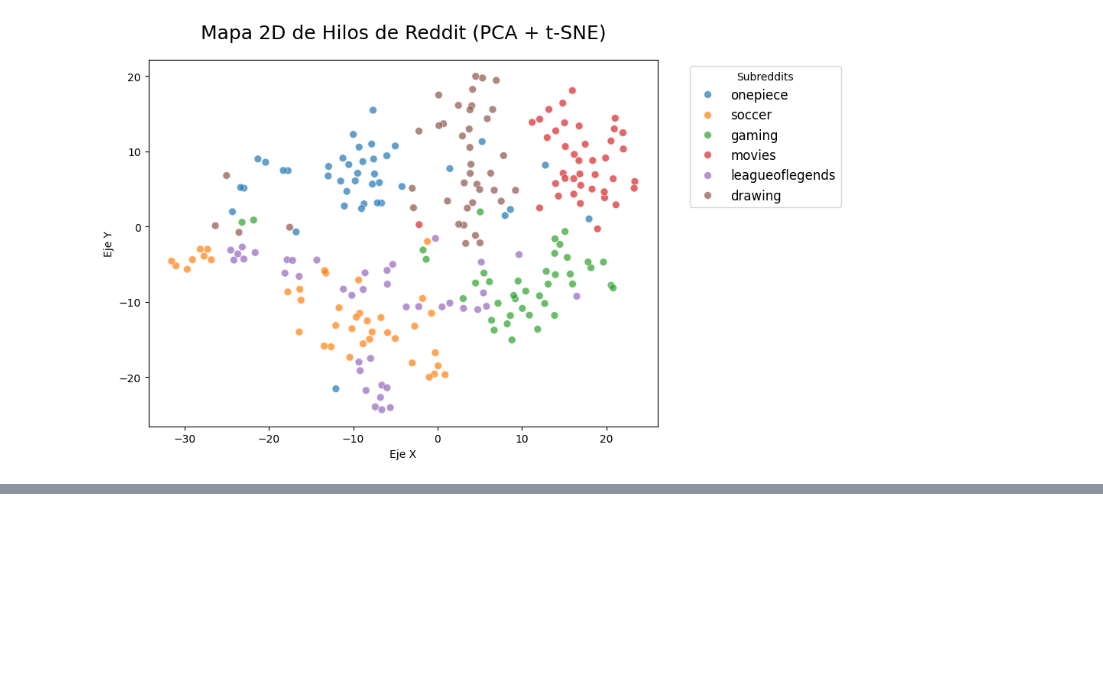
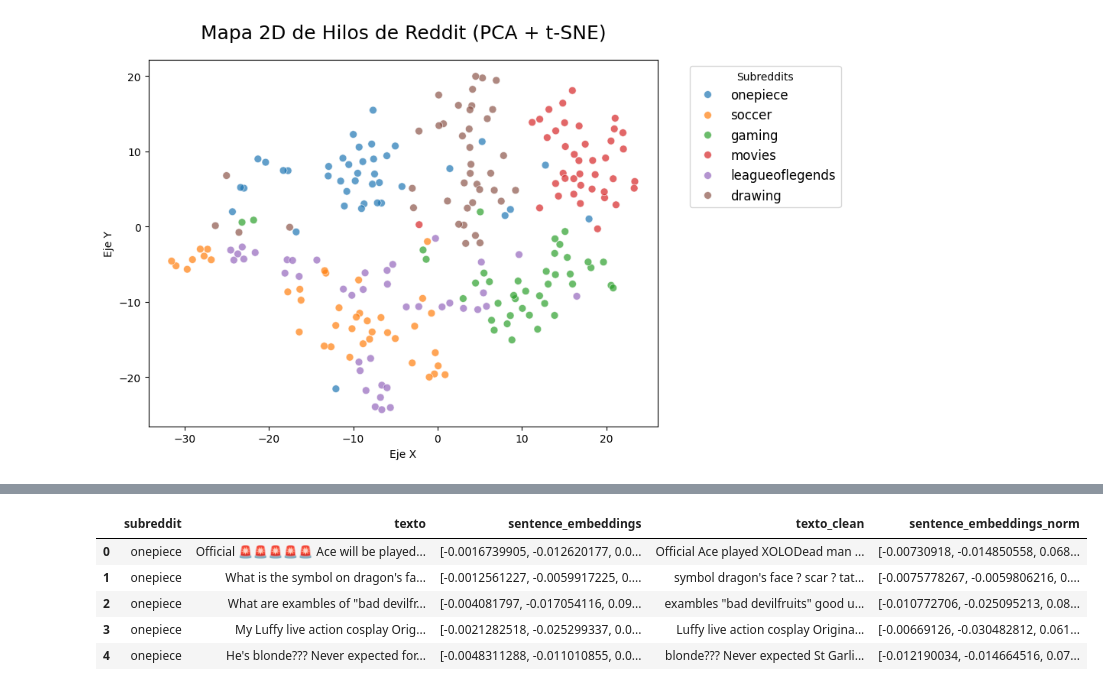
Before and after one commit to mario-mellinasn-um-es/PLN-entregable, a Jupyter notebook: apartado3.ipynb, the cells around one changed output, grey strips where cells are left out. Cells and saved outputs as stored; diff of their text form; code cells hidden in the pictures; blank space fills up the shorter version.

```diff
--- a/apartado3.ipynb
+++ b/apartado3.ipynb
@@ -209,0 +232,41 @@ plt.show()
+# %%
+# Función de limpieza
+
+def limpiar_texto(texto):
+
+    # Eliminamos URLs
+    texto = re.sub(r'http\S+|www\S+', ' ', texto)
+
+    # Elimiamos emojis
+    texto = demoji.replace(texto, "")
+
+    # Eliminar menciones de Reddit tipo u/usuario o /u/usuario
+    texto = re.sub(r'/?u\/\w+', ' ', texto)
+
+    # Eliminar menciones tipo @usuario
+    texto = re.sub(r'@\w+', ' ', texto)
+
+    # Quitamos saltos de línea
+    texto = texto.replace("\n", " ")
+
+    # Separamos por espacios
+    palabras = texto.split()
+
+    # Quitamos las stopwords
+    palabras_limpias = [p for p in palabras if p.lower() not in stop_words]
+
+    # Volvemos a unir las palabras del texto en un string
+    texto = " ".join(palabras_limpias)
+
+    return texto
+# %%
+df["texto_clean"] = df["texto"].apply(lambda x: limpiar_texto(x))
+df["sentence_embeddings_norm"] = df["texto_clean"].apply(lambda x: ft_model.get_sentence_vector(x))
+df.head()
+# %% [output]
+|  | subreddit | texto | sentence_embeddings | texto_clean | sentence_embeddings_norm |
+| 0 | onepiece | Official 🚨🚨🚨🚨🚨 Ace will be played... | [-0.0016739905, -0.012620177, 0.0... | Official Ace played XOLODead man ... | [-0.00730918, -0.014850558, 0.068... |
+| 1 | onepiece | What is the symbol on dragon's fa... | [-0.0012561227, -0.0059917225, 0.... | symbol dragon's face ? scar ? tat... | [-0.0075778267, -0.0059806216, 0.... |
+| 2 | onepiece | What are exambles of "bad devilfr... | [-0.004081797, -0.017054116, 0.09... | exambles "bad devilfruits" good u... | [-0.010772706, -0.025095213, 0.08... |
+| 3 | onepiece | My Luffy live action cosplay Orig... | [-0.0021282518, -0.025299337, 0.0... | Luffy live action cosplay Origina... | [-0.00669126, -0.030482812, 0.061... |
+| 4 | onepiece | He's blonde??? Never expected for... | [-0.0048311288, -0.011010855, 0.0... | blonde??? Never expected St Garli... | [-0.012190034, -0.014664516, 0.07... |
```
Also changed, not shown: parts of 14 cells of this notebook.
